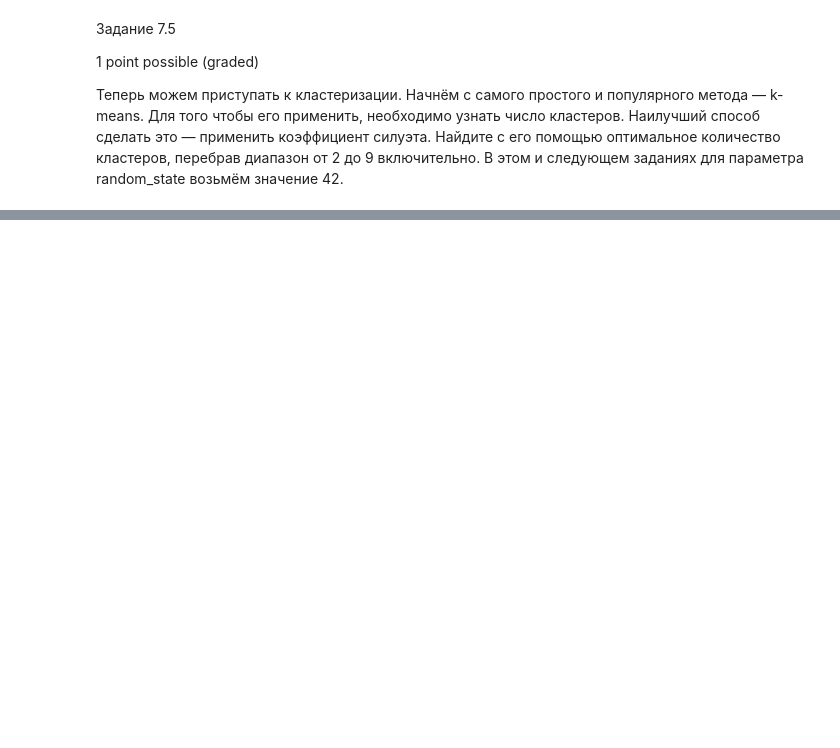
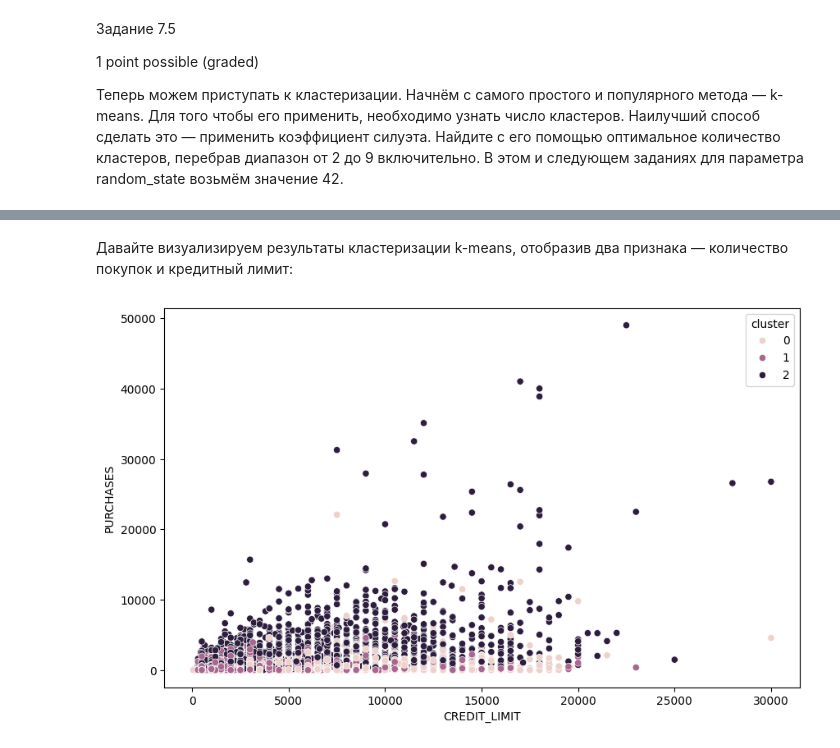
Before and after one commit to AlexGorel/IDE_NEW, a Jupyter notebook: MATH&ML-10. Кластеризация и техники понижения размерности. Часть I/MATH&ML-10. Кластеризация и техники понижения размерности. Часть I.ipynb, the cells around one changed output, grey strips where cells are left out. Saved outputs shown, nothing was run; the diff lists cells and outputs as text; code cells hidden in the pictures; blank space fills up the shorter version.

```diff
--- a/MATH&ML-10. Кластеризация и техники понижения размерности. Часть I/MATH&ML-10. Кластеризация и техники понижения размерности. Часть I.ipynb
+++ b/MATH&ML-10. Кластеризация и техники понижения размерности. Часть I/MATH&ML-10. Кластеризация и техники понижения размерности. Часть I.ipynb
@@ -439,0 +482,5 @@ plt.plot([i for i in range(2, 9)], silhouettes, 'xb-')
+# %%
+kmeans = KMeans(n_clusters=3, random_state=42)
+kmeans.fit(X_std_df_CC_GENERAL)
+df_CC_GENERAL.loc[:, 'label'] = kmeans.labels_
+df_CC_GENERAL.label.value_counts()
@@ -439,0 +503,5 @@ plt.plot([i for i in range(2, 9)], silhouettes, 'xb-')
+# %%
+db = DBSCAN()
+db.fit(X_std_df_CC_GENERAL)
+clusters = db.labels_
+len(set(clusters)) - (1 if -1 in clusters else 0)
@@ -439,0 +518,11 @@ plt.plot([i for i in range(2, 9)], silhouettes, 'xb-')
+# %%
+siliuette_list_dbscan = []
+
+for eps in np.arange(0.1,3,0.2):
+    for min_sample in range(1,20,4):
+        dbscan = DBSCAN(eps=eps, min_samples=min_sample)
+        dbscan.fit(X_std_df_CC_GENERAL)
+        sil_score = silhouette_score(X_std_df_CC_GENERAL, dbscan.labels_, metric='euclidean')
+        siliuette_list_dbscan.append((eps, min_sample, sil_score, len(set(dbscan.labels_))) )
+df_dbscan = pd.DataFrame(siliuette_list_dbscan, columns=['eps', 'min_samples', 'sil_score', 'number_of_clusters'])
+df_dbscan.sort_values(by = 'sil_score')
@@ -439,0 +578,4 @@ plt.plot([i for i in range(2, 9)], silhouettes, 'xb-')
+# %%
+model = AgglomerativeClustering(metric='euclidean', n_clusters=6).fit(X_std_df_CC_GENERAL)
+df_CC_GENERAL['cluster_id'] = model.labels_
+df_CC_GENERAL['cluster_id'].value_counts()
@@ -439,0 +591,11 @@ plt.plot([i for i in range(2, 9)], silhouettes, 'xb-')
+# %% [markdown]
+Давайте визуализируем результаты кластеризации k-means, отобразив два признака — количество покупок и кредитный лимит:
+# %%
+kmeans = KMeans(n_clusters=3, random_state=42)
+kmeans.fit(X_std_df_CC_GENERAL)
+df_CC_GENERAL['cluster'] = kmeans.labels_
+plt.figure(figsize=(10,6))
+sns.scatterplot(data=df_CC_GENERAL, x='CREDIT_LIMIT', y='PURCHASES', hue='cluster')
+plt.show()
+# %% [output]
+[figure, added]
```
Also changed, not shown: parts of 18 cells of this notebook, 3 other files.
